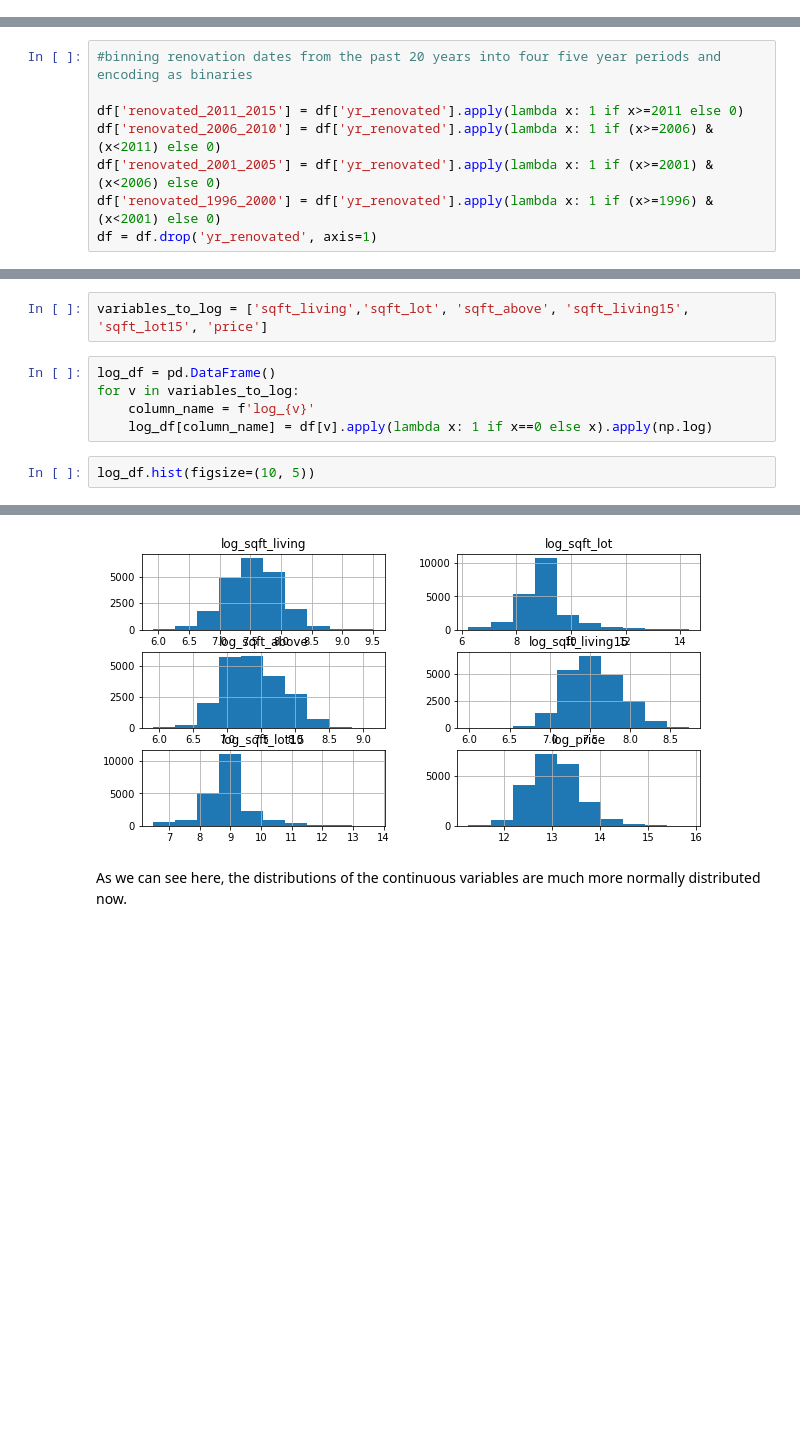
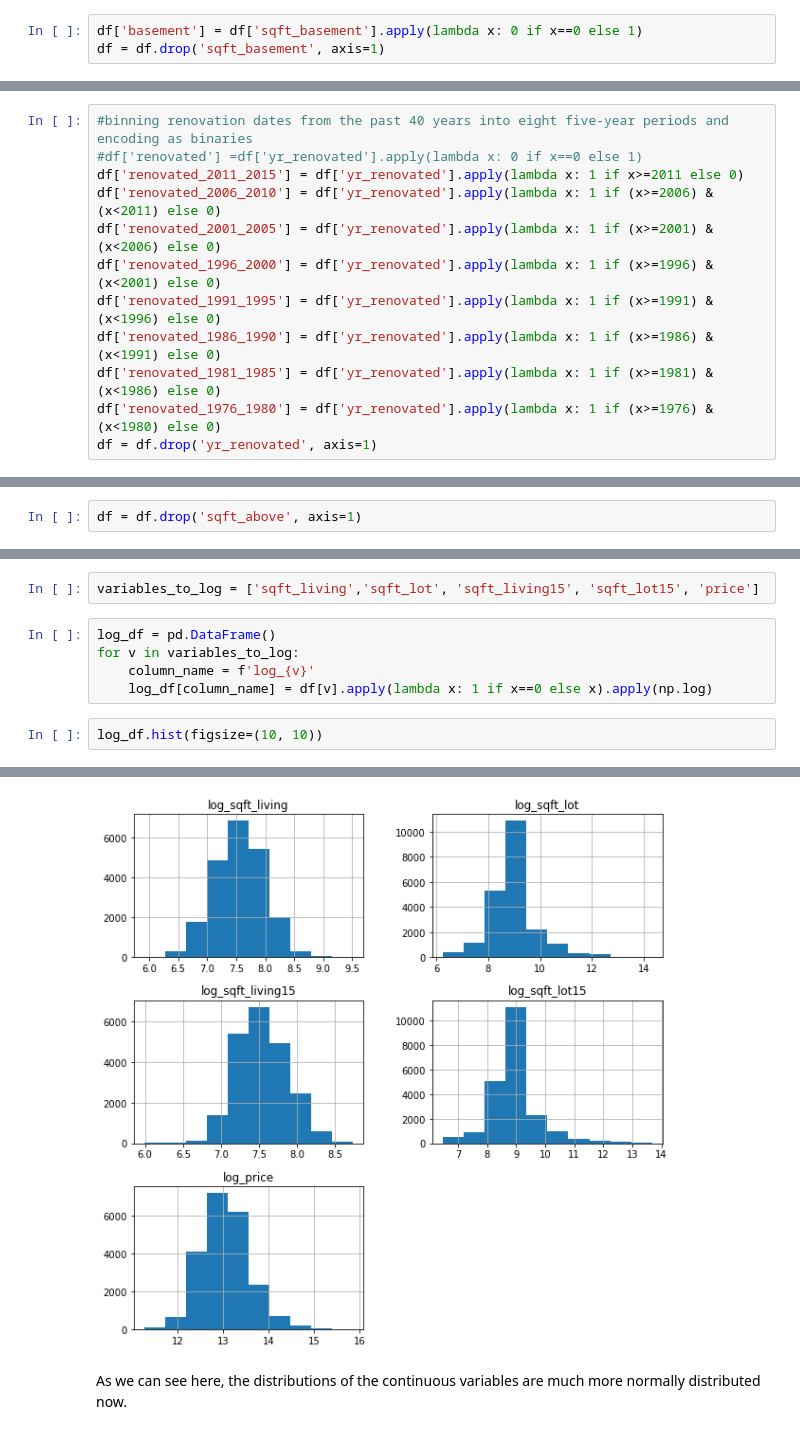
Before and after one commit to DavidKRichter/dsc-real-estate-project, a Jupyter notebook: index.ipynb, the cells around one changed output, grey strips where cells are left out. Saved outputs shown, nothing was run; the diff lists cells and outputs as text; blank space fills up the shorter version.

```diff
--- a/index.ipynb
+++ b/index.ipynb
@@ -153,6 +155,9 @@ Name: sqft_basement, Length: 304, dtype: int64
 
 df['sqft_basement'] = df['sqft_basement'].apply(lambda x: 0 if x=='?' else x)
 df['sqft_basement'] = df['sqft_basement'].astype(float)
+# %%
+df['basement'] = df['sqft_basement'].apply(lambda x: 0 if x==0 else 1)
+df = df.drop('sqft_basement', axis=1)
 # %%
 df.describe()
 # %% [output]
@@ -193,12 +198,16 @@ df['yr_renovated'].loc[df['yr_renovated']!=0].hist()
 <AxesSubplot:>
 [figure]
 # %%
-#binning renovation dates from the past 20 years into four five year periods and encoding as binaries
-
+#binning renovation dates from the past 40 years into eight five-year periods and encoding as binaries
+#df['renovated'] =df['yr_renovated'].apply(lambda x: 0 if x==0 else 1)
 df['renovated_2011_2015'] = df['yr_renovated'].apply(lambda x: 1 if x>=2011 else 0)
 df['renovated_2006_2010'] = df['yr_renovated'].apply(lambda x: 1 if (x>=2006) & (x<2011) else 0)
 df['renovated_2001_2005'] = df['yr_renovated'].apply(lambda x: 1 if (x>=2001) & (x<2006) else 0)
 df['renovated_1996_2000'] = df['yr_renovated'].apply(lambda x: 1 if (x>=1996) & (x<2001) else 0)
+df['renovated_1991_1995'] = df['yr_renovated'].apply(lambda x: 1 if (x>=1991) & (x<1996) else 0)
+df['renovated_1986_1990'] = df['yr_renovated'].apply(lambda x: 1 if (x>=1986) & (x<1991) else 0)
+df['renovated_1981_1985'] = df['yr_renovated'].apply(lambda x: 1 if (x>=1981) & (x<1986) else 0)
+df['renovated_1976_1980'] = df['yr_renovated'].apply(lambda x: 1 if (x>=1976) & (x<1980) else 0)
 df = df.drop('yr_renovated', axis=1)
 # %% [markdown]
 ### Converting zipcodes and months to dummy variables
@@ -301,3 +328,5 @@ While there is extremely high collinearity between many of the variables in the
+# %%
+df = df.drop('sqft_above', axis=1)
 # %% [markdown]
 ## Fitting and evaluating the baseline model
 # %%
@@ -357,14 +403,14 @@ Finally, we have a high level of skew and kurtosis in this model, which means th
 # %% [markdown]
 ## Converting Continuous Data to Log Values
 # %%
-variables_to_log = ['sqft_living','sqft_lot', 'sqft_above', 'sqft_living15', 'sqft_lot15', 'price']
+variables_to_log = ['sqft_living','sqft_lot', 'sqft_living15', 'sqft_lot15', 'price']
 # %%
 log_df = pd.DataFrame()
 for v in variables_to_log:
     column_name = f'log_{v}'
     log_df[column_name] = df[v].apply(lambda x: 1 if x==0 else x).apply(np.log)
 # %%
-log_df.hist(figsize=(10, 5))
+log_df.hist(figsize=(10, 10))
 # %% [output]
 array([[<AxesSubplot:title={'center':'log_sqft_living'}>,
         <AxesSubplot:title={'center':'log_sqft_lot'}>],
@@ -375,4 +421,4 @@ array([[<AxesSubplot:title={'center':'log_sqft_living'}>,
-[figure, old version]
+[figure, new version]
 # %% [markdown]
 As we can see here, the distributions of the continuous variables are much more normally distributed now.
 # %%
```
Also changed, not shown: parts of 78 cells of this notebook.
